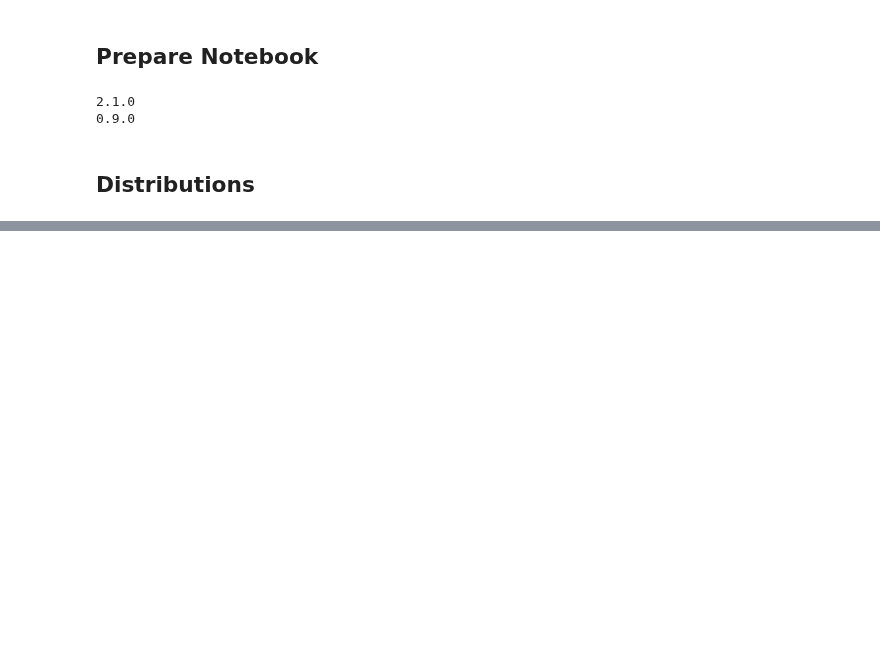
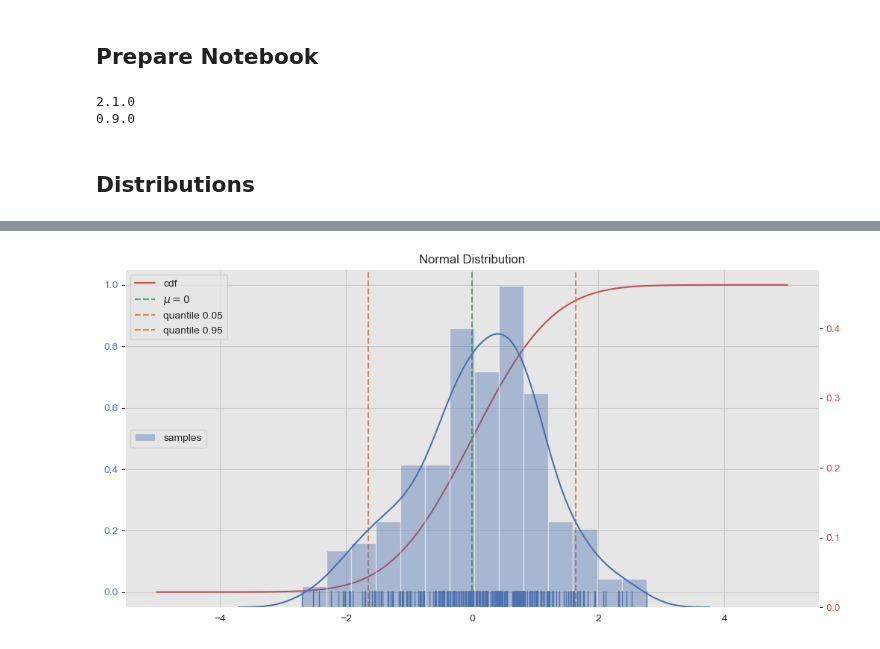
Before and after one commit to juanitorduz/website_projects, a Jupyter notebook: Python/intro_tfp_distributions.ipynb, the cells around one changed output, grey strips where cells are left out. Saved outputs shown, nothing was run; the diff lists cells and outputs as text; code cells hidden in the pictures; blank space fills up the shorter version.

```diff
--- a/Python/intro_tfp_distributions.ipynb
+++ b/Python/intro_tfp_distributions.ipynb
@@ -72,0 +71,22 @@ for i in range(2):
+# %%
+x = tf.linspace(start=-5.0, stop=5.0, num=100)
+
+fig, ax1 = plt.subplots()
+ax2 = ax1.twinx()
+sns.lineplot(x=x, y=normal.cdf(x), color=sns_c[3], label='cdf', ax=ax1)
+sns.distplot(a=normal.sample(n_samples), color=sns_c[0], label='samples', rug=True, ax=ax2)
+ax1.axvline(x=0.0, color=sns_c[2], linestyle='--', label=r'$\mu=0$')
+
+q_list = [0.05, 0.95]
+quantiles = normal.quantile(q_list).numpy()
+for i, q in zip(q_list , quantiles):
+    ax1.axvline(x=q, color=sns_c[1], linestyle='--', label=f'quantile {i}')
+
+ax1.tick_params(axis='y', labelcolor=sns_c[0])
+ax2.grid(None)
+ax2.tick_params(axis='y', labelcolor=sns_c[3])
+ax1.legend(loc='upper left')
+ax2.legend(loc='center left')
+ax1.set(title='Normal Distribution');
+# %% [output]
+[figure, added]
```
Also changed, not shown: parts of 2 cells of this notebook.
